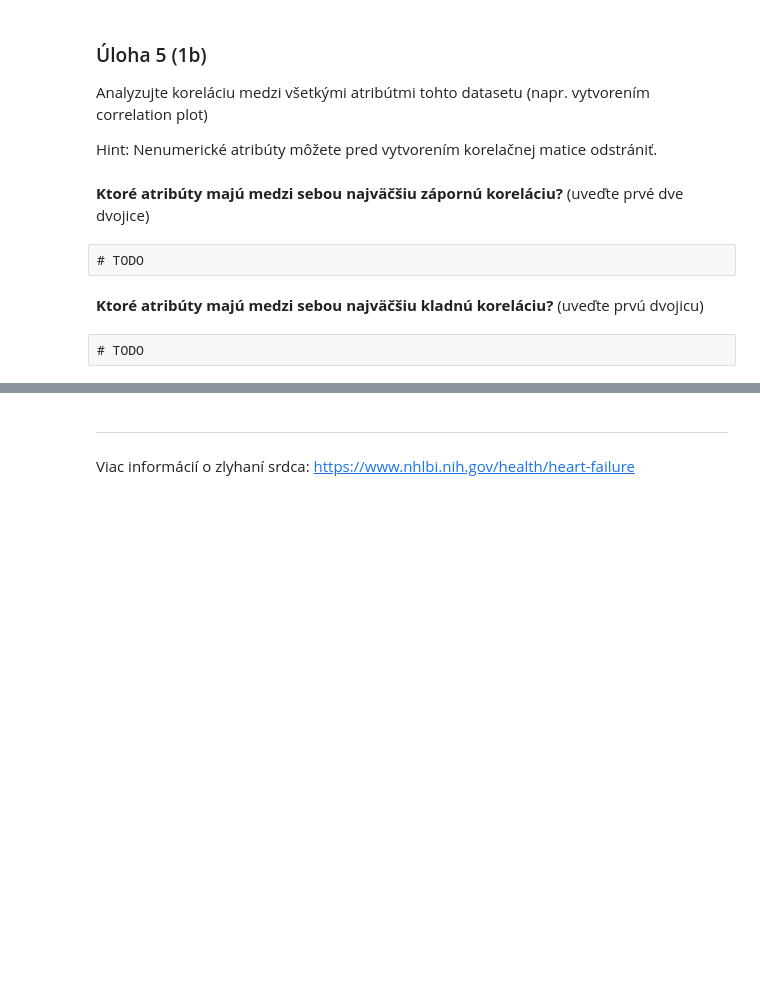
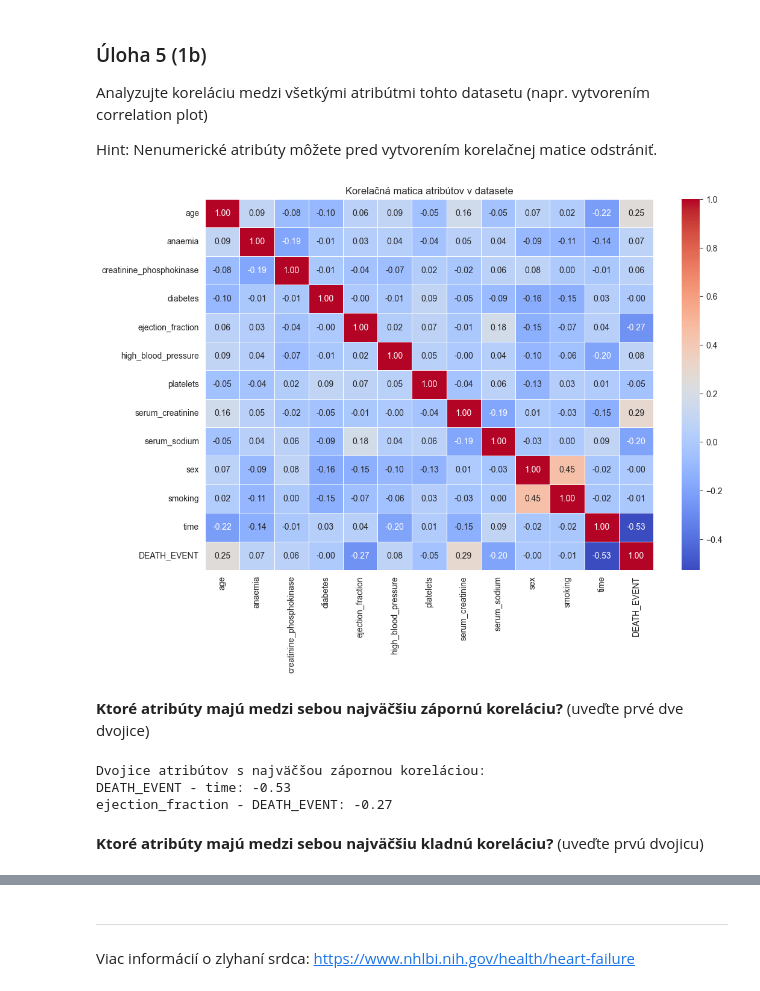
Before and after one commit to fri-linda/SSBU_25, a Jupyter notebook: cv4/CV4_2_Zadanie_1.ipynb, the cells around one changed output, grey strips where cells are left out. Cells and saved outputs as stored; diff of their text form; code cells hidden in the pictures; blank space fills up the shorter version.

```diff
--- a/cv4/CV4_2_Zadanie_1.ipynb
+++ b/cv4/CV4_2_Zadanie_1.ipynb
@@ -147,12 +253,31 @@ Analyzujte koreláciu medzi všetkými atribútmi tohto datasetu (napr. vytvoren
 
 Hint: Nenumerické atribúty môžete pred vytvorením korelačnej matice odstrániť.
 # %%
-# TODO
+import seaborn as sns
+
+numeric_data = data_hf.select_dtypes(include=['int64', 'float64'])
+correlation_matrix = numeric_data.corr()
+plt.figure(figsize=(12, 8))
+sns.heatmap(correlation_matrix, annot=True, cmap="coolwarm", fmt=".2f", linewidths=0.5)
+plt.title("Korelačná matica atribútov v datasete")
+plt.show()
+# %% [output]
+[figure, added]
 # %% [markdown]
 **Ktoré atribúty majú medzi sebou najväčšiu zápornú koreláciu?** (uveďte prvé dve dvojice)
-# %% [raw]
-# TODO
+# %%
+correlation_matrix = data_hf.select_dtypes(include=['int64', 'float64']).corr()
+correlation_pairs = correlation_matrix.unstack().sort_values()
+correlation_pairs = correlation_pairs[correlation_pairs < 0]  # Len záporné hodnoty
+correlation_pairs = correlation_pairs.drop_duplicates()
+top_negative_correlations = correlation_pairs.head(2)
+
+print("Dvojice atribútov s najväčšou zápornou koreláciou:")
+for (attr1, attr2), corr in top_negative_correlations.items():
+    print(f"{attr1} - {attr2}: {corr:.2f}")
+# %% [output]
+Dvojice atribútov s najväčšou zápornou koreláciou:
+DEATH_EVENT - time: -0.53
+ejection_fraction - DEATH_EVENT: -0.27
 # %% [markdown]
 **Ktoré atribúty majú medzi sebou najväčšiu kladnú koreláciu?** (uveďte prvú dvojicu)
-# %% [raw]
-# TODO
```
Also changed, not shown: parts of 25 cells of this notebook, 3 other files.
